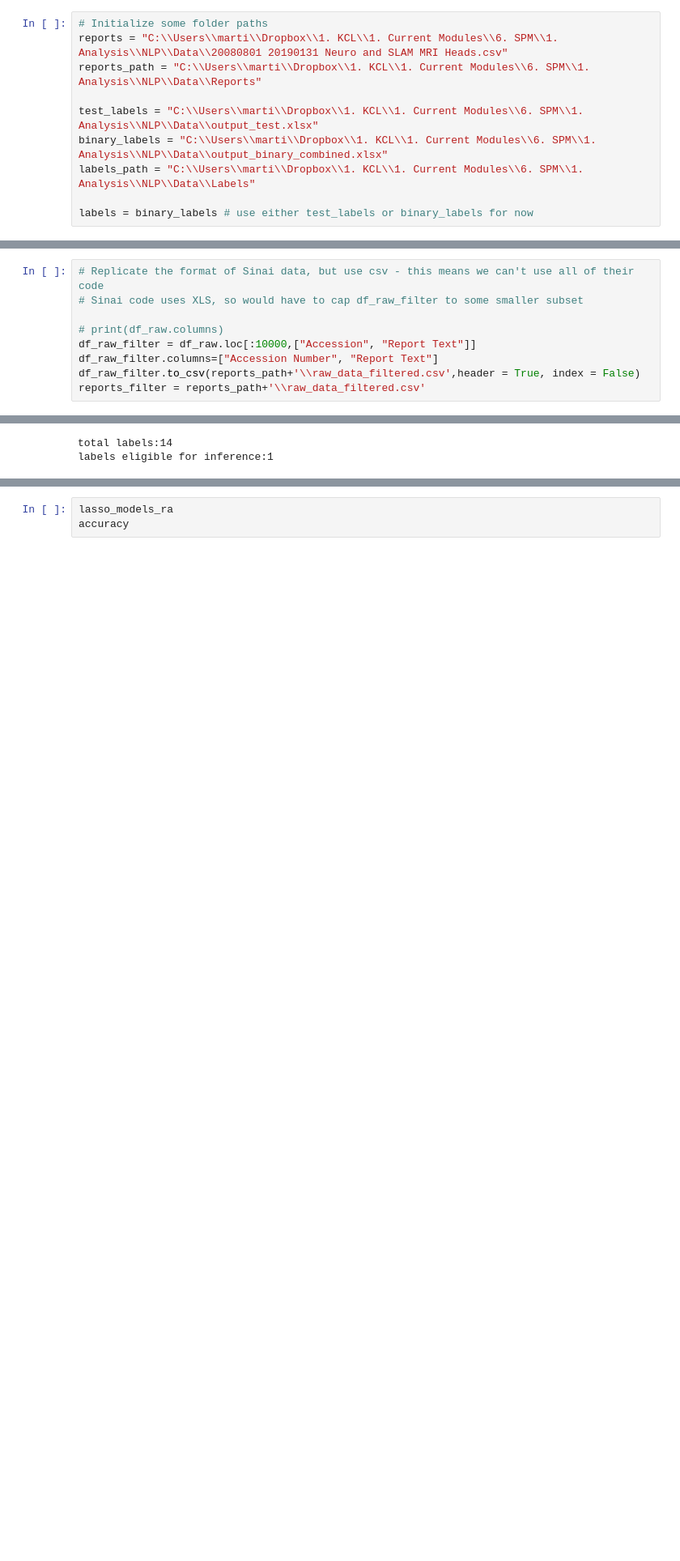
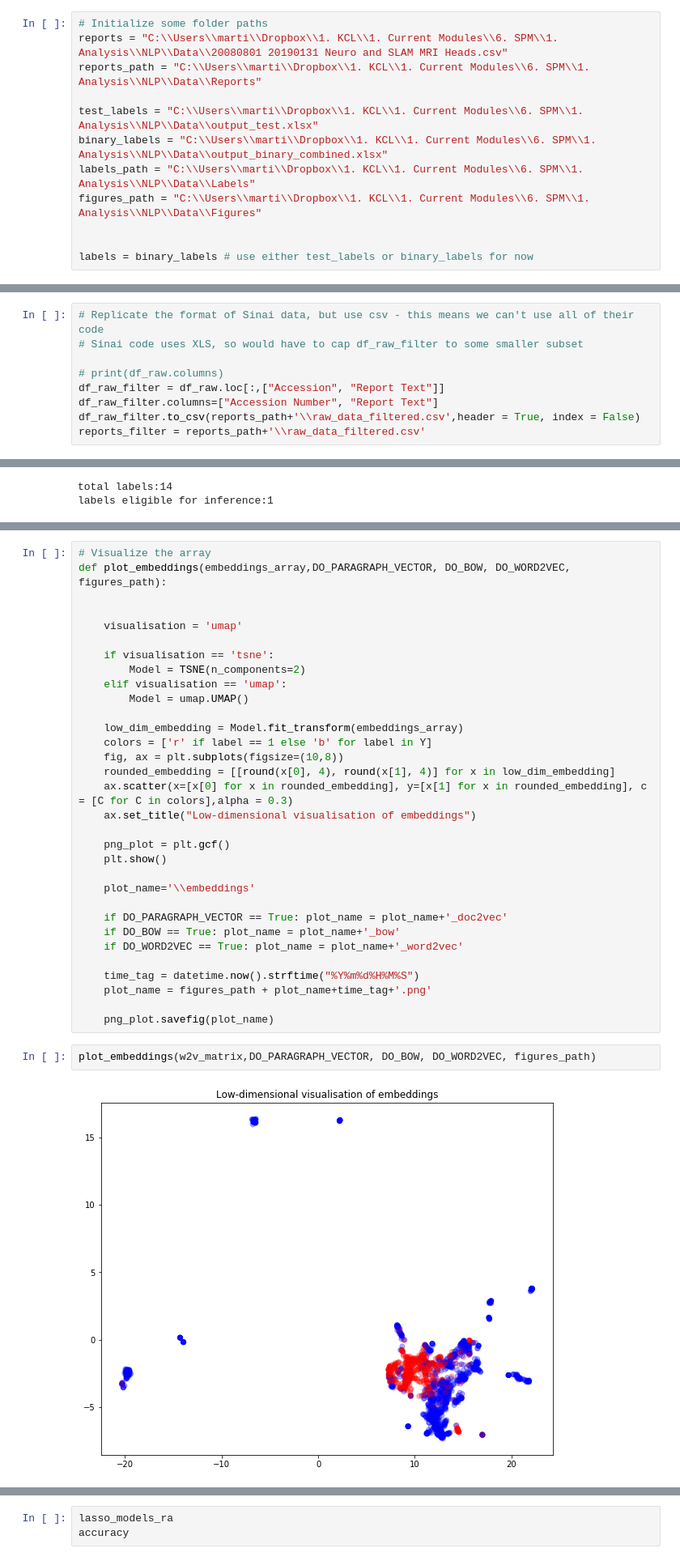
Before and after one commit to martinkiik/kcl-nlp-radiology, a Jupyter notebook: kcl_nlp_radiology_master.ipynb, the cells around one changed output, grey strips where cells are left out. Shown at 81% size. Cells and saved outputs as stored; diff of their text form; blank space fills up the shorter version.

```diff
--- a/kcl_nlp_radiology_master.ipynb
+++ b/kcl_nlp_radiology_master.ipynb
@@ -46,6 +49,8 @@ reports_path = "C:\\Users\\marti\\Dropbox\\1. KCL\\1. Current Modules\\6. SPM\\1
 test_labels = "C:\\Users\\marti\\Dropbox\\1. KCL\\1. Current Modules\\6. SPM\\1. Analysis\\NLP\\Data\\output_test.xlsx"
 binary_labels = "C:\\Users\\marti\\Dropbox\\1. KCL\\1. Current Modules\\6. SPM\\1. Analysis\\NLP\\Data\\output_binary_combined.xlsx"
 labels_path = "C:\\Users\\marti\\Dropbox\\1. KCL\\1. Current Modules\\6. SPM\\1. Analysis\\NLP\\Data\\Labels"
+figures_path = "C:\\Users\\marti\\Dropbox\\1. KCL\\1. Current Modules\\6. SPM\\1. Analysis\\NLP\\Data\\Figures"
+
 
 labels = binary_labels # use either test_labels or binary_labels for now
 # %%
@@ -67,7 +72,7 @@ df_raw = df_raw.reset_index()
 # Sinai code uses XLS, so would have to cap df_raw_filter to some smaller subset
 
 # print(df_raw.columns)
-df_raw_filter = df_raw.loc[:10000,["Accession", "Report Text"]]
+df_raw_filter = df_raw.loc[:,["Accession", "Report Text"]]
 df_raw_filter.columns=["Accession Number", "Report Text"]
 df_raw_filter.to_csv(reports_path+'\\raw_data_filtered.csv',header = True, index = False)
 reports_filter = reports_path+'\\raw_data_filtered.csv'
@@ -271,0 +383,36 @@ if(DO_PARAGRAPH_VECTOR): 	headers=headers + ["PV"+str(i) for i in range(0,DIM_DO
+# %%
+# Visualize the array
+def plot_embeddings(embeddings_array,DO_PARAGRAPH_VECTOR, DO_BOW, DO_WORD2VEC, figures_path):
+
+
+    visualisation = 'umap'
+
+    if visualisation == 'tsne':
+        Model = TSNE(n_components=2)
+    elif visualisation == 'umap':
+        Model = umap.UMAP()
+
+    low_dim_embedding = Model.fit_transform(embeddings_array)
+    colors = ['r' if label == 1 else 'b' for label in Y]
+    fig, ax = plt.subplots(figsize=(10,8))
+    rounded_embedding = [[round(x[0], 4), round(x[1], 4)] for x in low_dim_embedding]
+    ax.scatter(x=[x[0] for x in rounded_embedding], y=[x[1] for x in rounded_embedding], c = [C for C in colors],alpha = 0.3)
+    ax.set_title("Low-dimensional visualisation of embeddings")
+
+    png_plot = plt.gcf()
+    plt.show()
+
+    plot_name='\\embeddings'
+
+    if DO_PARAGRAPH_VECTOR == True: plot_name = plot_name+'_doc2vec'
+    if DO_BOW == True: plot_name = plot_name+'_bow'
+    if DO_WORD2VEC == True: plot_name = plot_name+'_word2vec'
+
+    time_tag = datetime.now().strftime("%Y%m%d%H%M%S")
+    plot_name = figures_path + plot_name+time_tag+'.png'
+
+    png_plot.savefig(plot_name)
+# %%
+plot_embeddings(w2v_matrix,DO_PARAGRAPH_VECTOR, DO_BOW, DO_WORD2VEC, figures_path)
+# %% [output]
+[figure, added]
```
Also changed, not shown: parts of 16 cells of this notebook.
